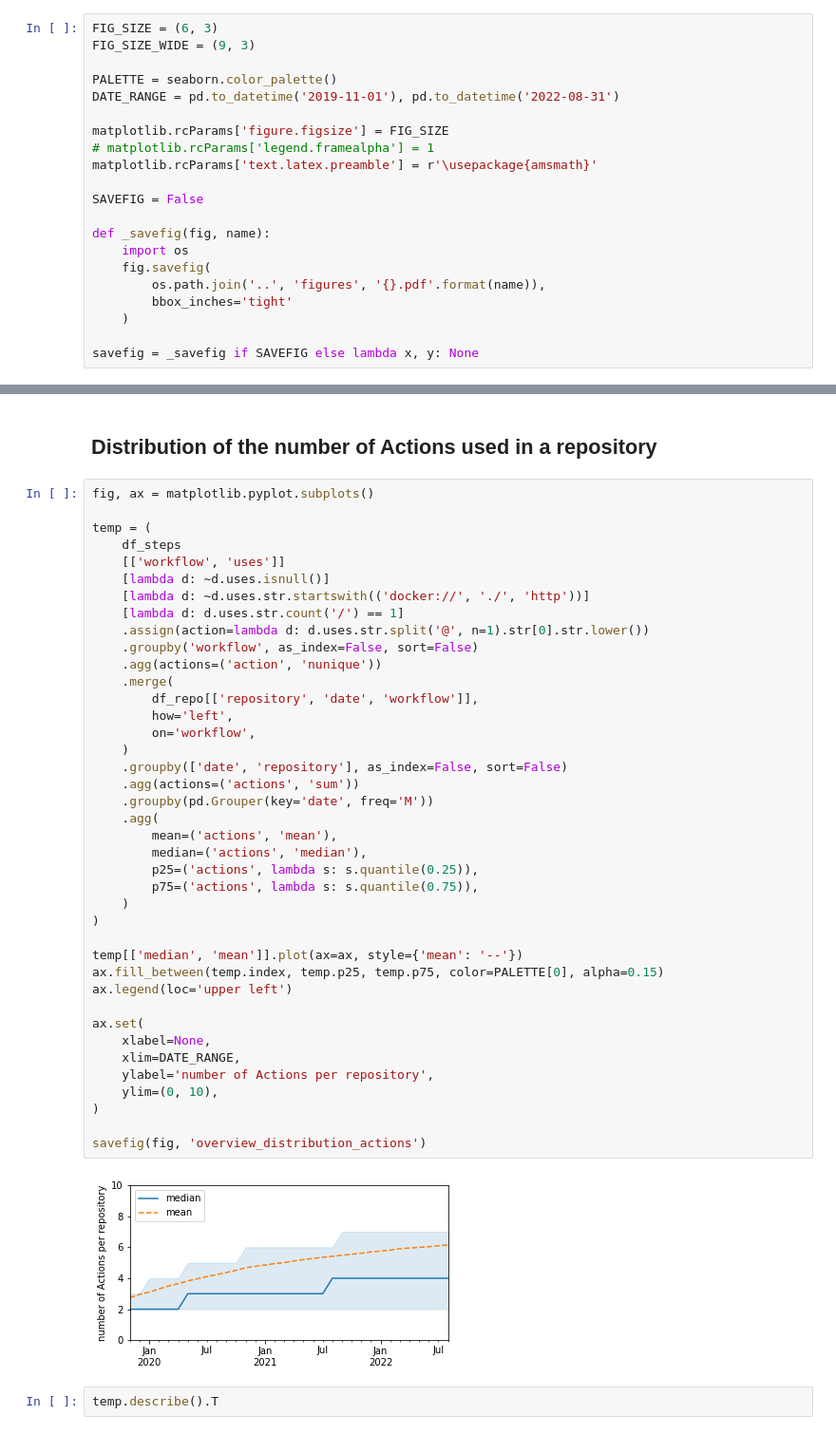
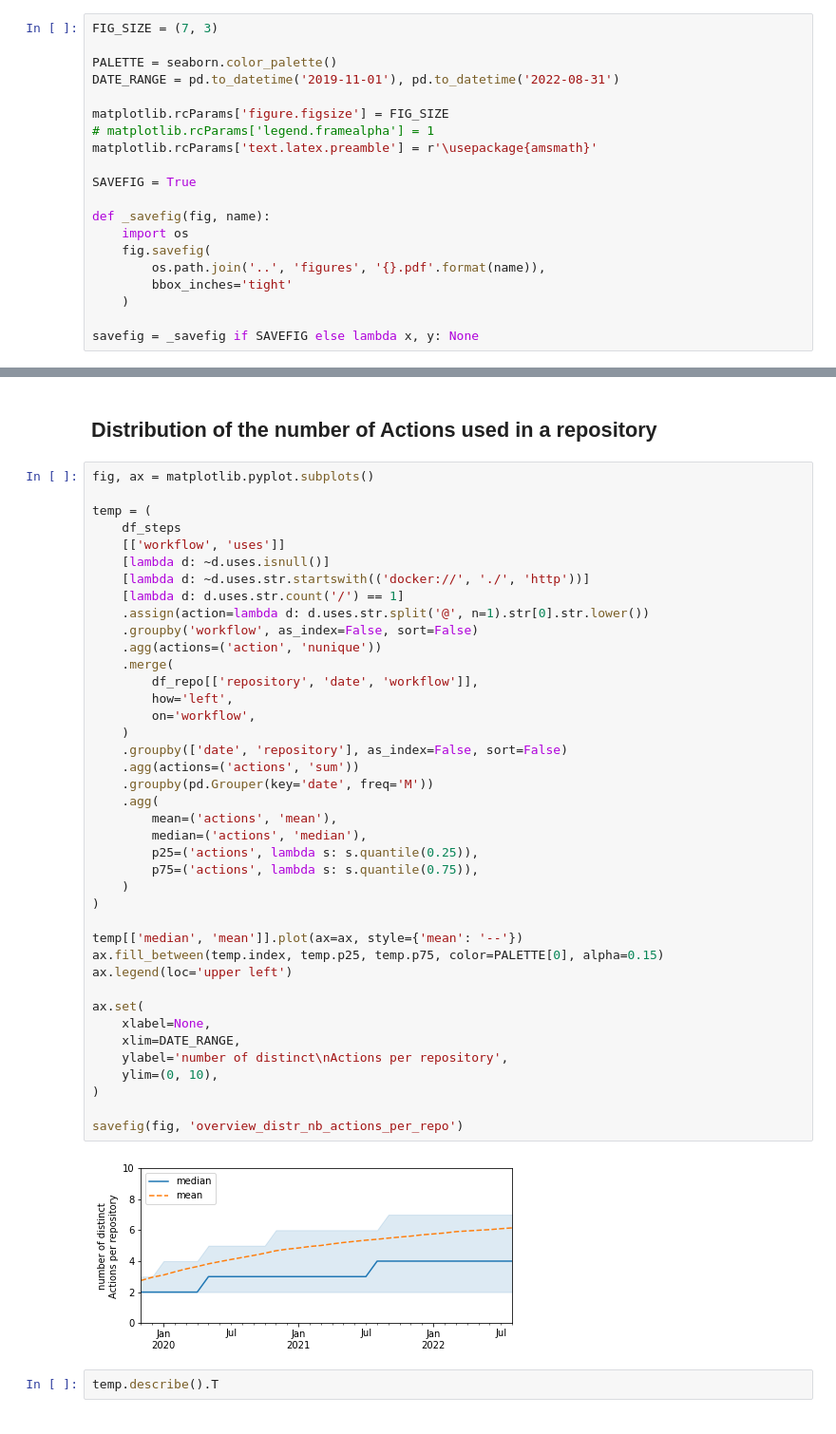
Before and after one commit to AlexandreDecan/secos-ghalag, a Jupyter notebook: notebooks/Data Overview.ipynb, the cells around one changed output, grey strips where cells are left out. Shown: that part at 95% size. Drawn from its saved outputs; the diff is of its cells as text.

```diff
--- a/notebooks/Data Overview.ipynb
+++ b/notebooks/Data Overview.ipynb
@@ -5,8 +5,7 @@ import matplotlib
 import matplotlib.pyplot
 import seaborn
 # %%
-FIG_SIZE = (6, 3)
-FIG_SIZE_WIDE = (9, 3)
+FIG_SIZE = (7, 3)
 
 PALETTE = seaborn.color_palette()
 DATE_RANGE = pd.to_datetime('2019-11-01'), pd.to_datetime('2022-08-31')
@@ -15,7 +14,7 @@ matplotlib.rcParams['figure.figsize'] = FIG_SIZE
 # matplotlib.rcParams['legend.framealpha'] = 1
 matplotlib.rcParams['text.latex.preamble'] = r'\usepackage{amsmath}'
 
-SAVEFIG = False
+SAVEFIG = True
 
 def _savefig(fig, name):
     import os
@@ -269,36 +341,36 @@ temp = (
     .assign(action=lambda d: d.uses.str.split('@', n=1).str[0].str.lower())
     .groupby('workflow', as_index=False, sort=False)
     .agg(actions=('action', 'nunique'))
     .merge(
         df_repo[['repository', 'date', 'workflow']],
         how='left',
         on='workflow',
     )
     .groupby(['date', 'repository'], as_index=False, sort=False)
     .agg(actions=('actions', 'sum'))
     .groupby(pd.Grouper(key='date', freq='M'))
     .agg(
         mean=('actions', 'mean'),
         median=('actions', 'median'),
         p25=('actions', lambda s: s.quantile(0.25)),
         p75=('actions', lambda s: s.quantile(0.75)),
     )
 )
 
 temp[['median', 'mean']].plot(ax=ax, style={'mean': '--'})
 ax.fill_between(temp.index, temp.p25, temp.p75, color=PALETTE[0], alpha=0.15)
 ax.legend(loc='upper left')
 
 ax.set(
     xlabel=None,
     xlim=DATE_RANGE,
-    ylabel='number of Actions per repository',
+    ylabel='number of distinct\nActions per repository',
     ylim=(0, 10),
 )
 
-savefig(fig, 'overview_distribution_actions')
+savefig(fig, 'overview_distr_nb_actions_per_repo')
 # %% [output]
-[figure, old version]
+[figure, new version]
 # %%
 temp.describe().T
 # %% [output]
```
Also changed, not shown: parts of 9 cells of this notebook, 5 other files.
